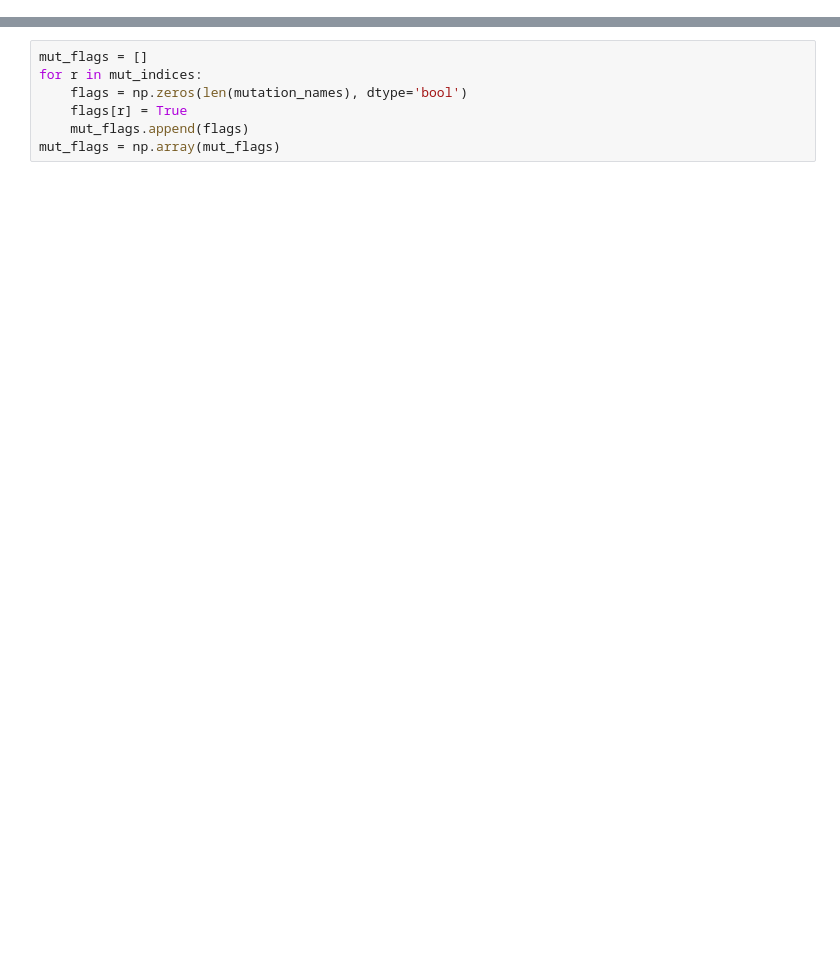
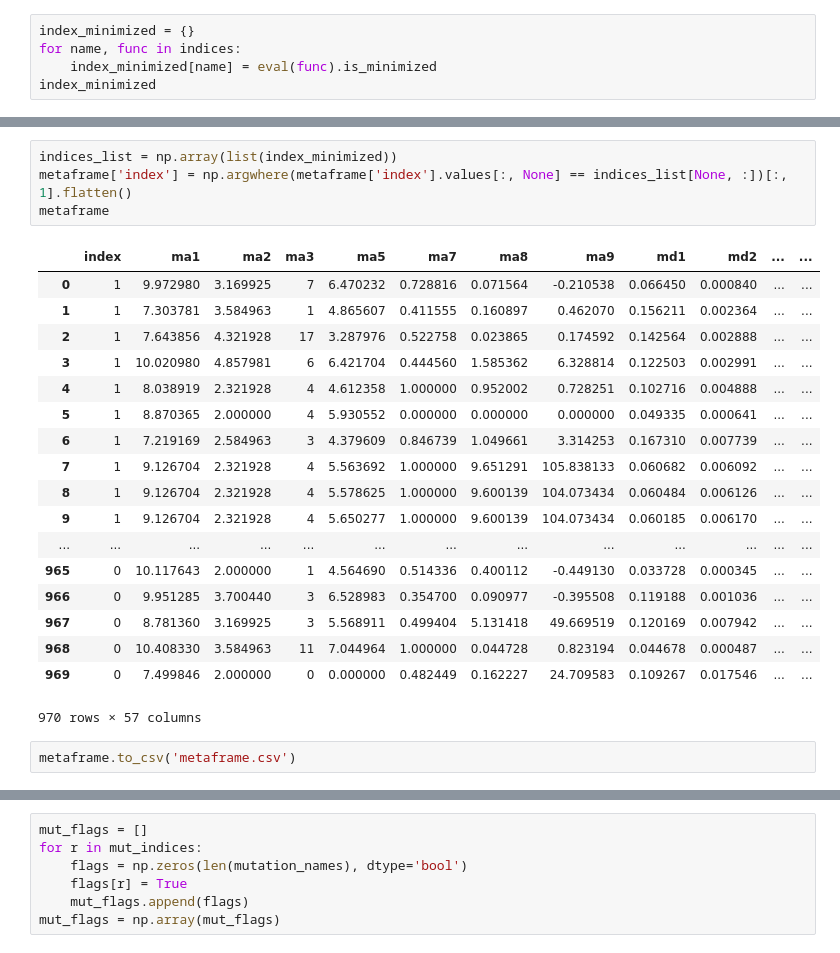
Before and after one commit to dimatomp/EvolutionaryClustering, a Jupyter notebook: MutationMining.ipynb, the cells around one changed output, grey strips where cells are left out. Cells and saved outputs as stored; diff of their text form; blank space fills up the shorter version.

```diff
--- a/MutationMining.ipynb
+++ b/MutationMining.ipynb
@@ -98,0 +36,5 @@ for r in tables:
+# %%
+index_minimized = {}
+for name, func in indices:
+    index_minimized[name] = eval(func).is_minimized
+index_minimized
@@ -98,0 +185,25 @@ for r in tables:
+# %%
+indices_list = np.array(list(index_minimized))
+metaframe['index'] = np.argwhere(metaframe['index'].values[:, None] == indices_list[None, :])[:, 1].flatten()
+metaframe
+# %% [output]
+|  | index | ma1 | ma2 | ma3 | ma5 | ma7 | ma8 | ma9 | md1 | md2 | ... | ... |
+| 0 | 1 | 9.972980 | 3.169925 | 7 | 6.470232 | 0.728816 | 0.071564 | -0.210538 | 0.066450 | 0.000840 | ... | ... |
+| 1 | 1 | 7.303781 | 3.584963 | 1 | 4.865607 | 0.411555 | 0.160897 | 0.462070 | 0.156211 | 0.002364 | ... | ... |
+| 2 | 1 | 7.643856 | 4.321928 | 17 | 3.287976 | 0.522758 | 0.023865 | 0.174592 | 0.142564 | 0.002888 | ... | ... |
+| 3 | 1 | 10.020980 | 4.857981 | 6 | 6.421704 | 0.444560 | 1.585362 | 6.328814 | 0.122503 | 0.002991 | ... | ... |
+| 4 | 1 | 8.038919 | 2.321928 | 4 | 4.612358 | 1.000000 | 0.952002 | 0.728251 | 0.102716 | 0.004888 | ... | ... |
+| 5 | 1 | 8.870365 | 2.000000 | 4 | 5.930552 | 0.000000 | 0.000000 | 0.000000 | 0.049335 | 0.000641 | ... | ... |
+| 6 | 1 | 7.219169 | 2.584963 | 3 | 4.379609 | 0.846739 | 1.049661 | 3.314253 | 0.167310 | 0.007739 | ... | ... |
+| 7 | 1 | 9.126704 | 2.321928 | 4 | 5.563692 | 1.000000 | 9.651291 | 105.838133 | 0.060682 | 0.006092 | ... | ... |
+| 8 | 1 | 9.126704 | 2.321928 | 4 | 5.578625 | 1.000000 | 9.600139 | 104.073434 | 0.060484 | 0.006126 | ... | ... |
+| 9 | 1 | 9.126704 | 2.321928 | 4 | 5.650277 | 1.000000 | 9.600139 | 104.073434 | 0.060185 | 0.006170 | ... | ... |
+| ... | ... | ... | ... | ... | ... | ... | ... | ... | ... | ... | ... | ... |
+| 965 | 0 | 10.117643 | 2.000000 | 1 | 4.564690 | 0.514336 | 0.400112 | -0.449130 | 0.033728 | 0.000345 | ... | ... |
+| 966 | 0 | 9.951285 | 3.700440 | 3 | 6.528983 | 0.354700 | 0.090977 | -0.395508 | 0.119188 | 0.001036 | ... | ... |
+| 967 | 0 | 8.781360 | 3.169925 | 3 | 5.568911 | 0.499404 | 5.131418 | 49.669519 | 0.120169 | 0.007942 | ... | ... |
+| 968 | 0 | 10.408330 | 3.584963 | 11 | 7.044964 | 1.000000 | 0.044728 | 0.823194 | 0.044678 | 0.000487 | ... | ... |
+| 969 | 0 | 7.499846 | 2.000000 | 0 | 0.000000 | 0.482449 | 0.162227 | 24.709583 | 0.109267 | 0.017546 | ... | ... |
+970 rows × 57 columns
+# %%
+metaframe.to_csv('metaframe.csv')
```
Also changed, not shown: parts of 24 cells of this notebook, 4 other files.
